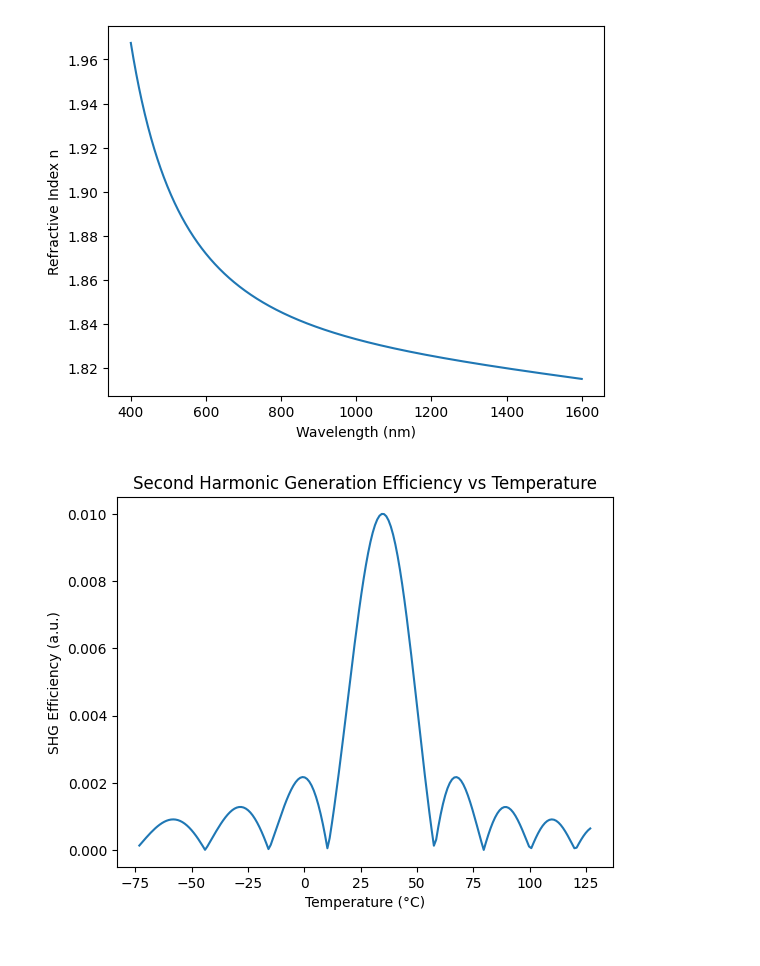
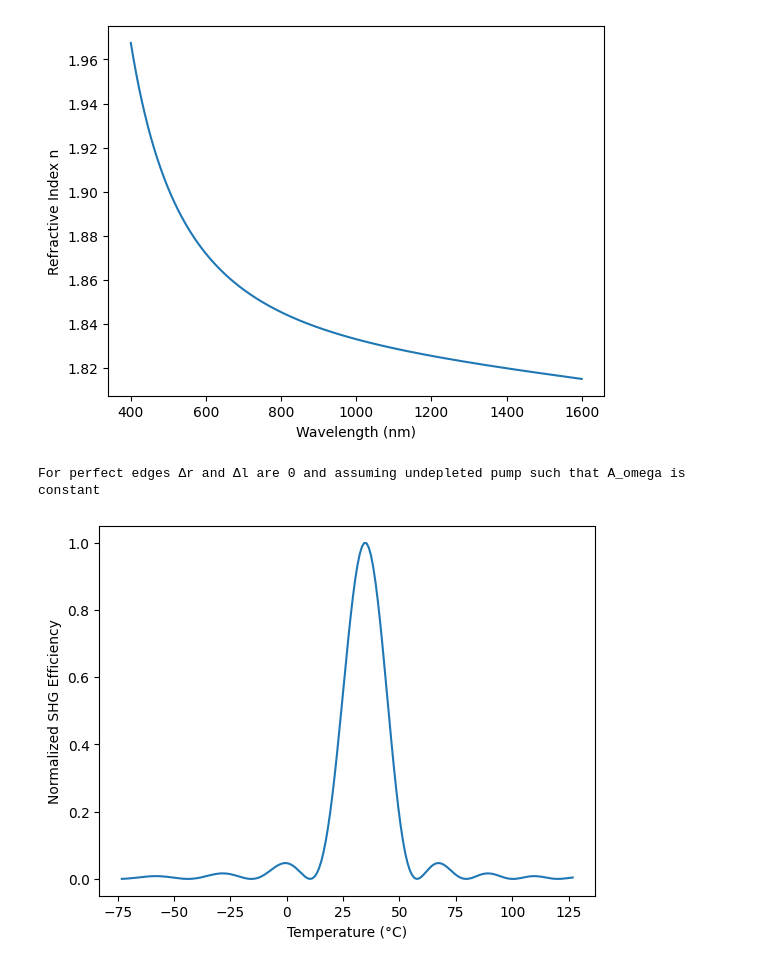
Before and after one commit to qpit/Eskild-Project-2026, a Jupyter notebook: main_document.ipynb, the cells around one changed output. Cells and saved outputs as stored; diff of their text form; code cells hidden in the pictures.

```diff
--- a/main_document.ipynb
+++ b/main_document.ipynb
@@ -93,14 +93,16 @@ T_ref = 25 + 273.15  # Reference temperature in Kelvin
 a_z = 8.7e-6 #C^-1, Linear thermal expansion coefficient for KTP. Taken from Shai Emanueli and Ady Arie
 QPM = quasi_phase_mismatch(n_value_array[1,:], omegas[1], n_value_array[0,:], omegas[0], Lambda_0, temperature, T_ref, a_z)
 L = 405*Lambda_0
-SHG_efficiency = second_harmonic_output(QPM, L)  # Crystal length in meters, Input intensity in W/m^2
+SHG_output = second_harmonic_output(QPM, L)  # Crystal length in meters, Input intensity in W/m^2
 # %%
 fig, ax = plt.subplots()
 ax.set_xlabel("Temperature (°C)")
-ax.set_ylabel("SHG Efficiency (a.u.)")
-ax.plot(temperature - 273.15, SHG_efficiency)
-ax.set_title("Second Harmonic Generation Efficiency vs Temperature")
+ax.set_ylabel("SHG at output (a.u.)")
+ax.plot(temperature - 273.15, (SHG_output/L)**2)
+ax.set_ylabel("Normalized SHG Efficiency")
 # ax.set_ylim(-100, 100) # Removed to allow autoscaling
+print("For perfect edges Δr and Δl are 0 and assuming undepleted pump such that A_omega is constant")
 plt.show()
 # %% [output]
+For perfect edges Δr and Δl are 0 and assuming undepleted pump such that A_omega is constant
-[figure, old version]
+[figure, new version]
```
Also changed, not shown: parts of 3 cells of this notebook, 1 other file.
